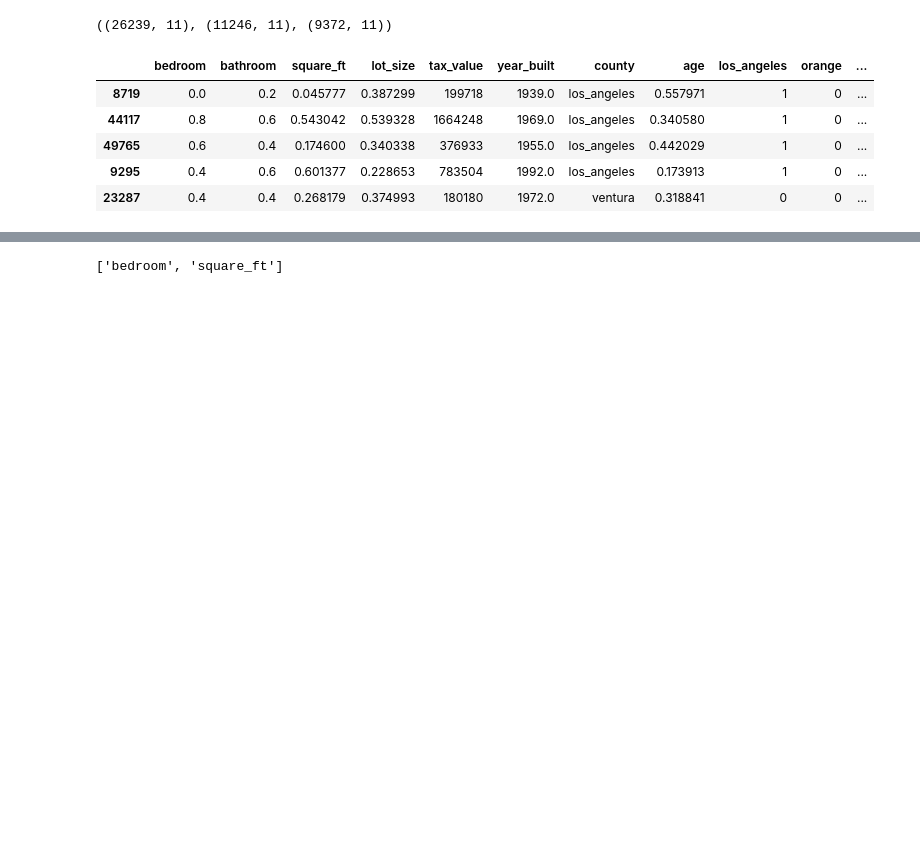
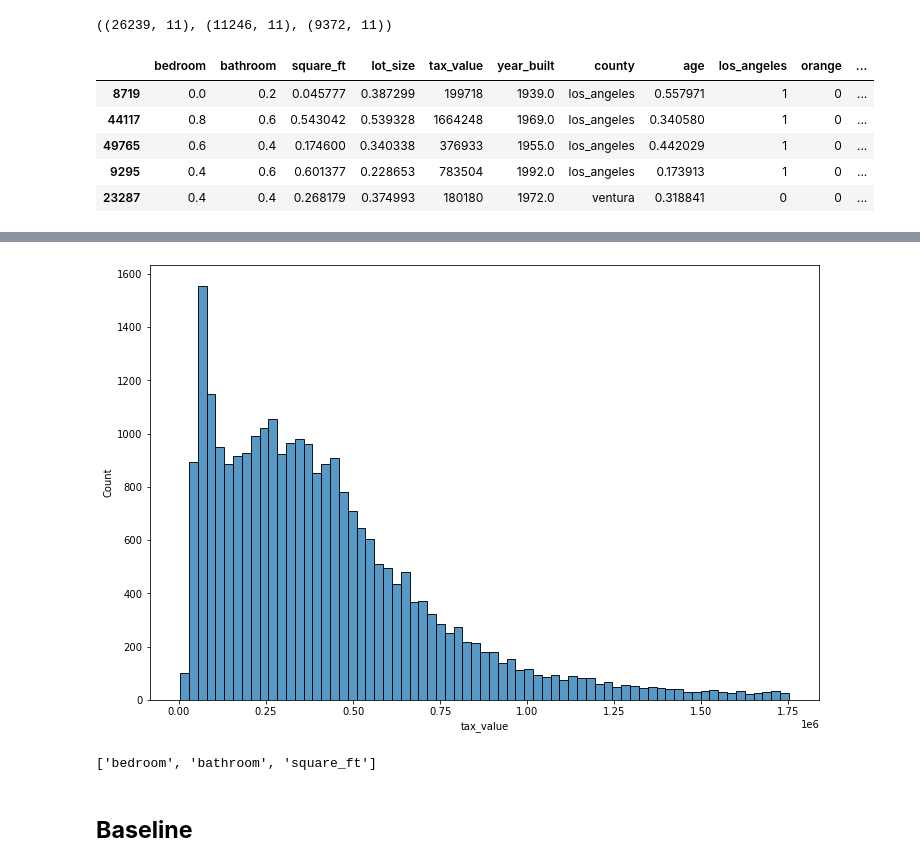
Before and after one commit to MatthewL09/zillow-regression-project, a Jupyter notebook: zillow_work.ipynb, the cells around one changed output, grey strips where cells are left out. Cells and saved outputs as stored; diff of their text form; code cells hidden in the pictures; blank space fills up the shorter version.

```diff
--- a/zillow_work.ipynb
+++ b/zillow_work.ipynb
@@ -639,9 +645,15 @@ y_train.head()
+# %%
+plt.figure(figsize=(12,8))
+sns.histplot(y_train.tax_value)
+plt.show()
+# %% [output]
+[figure, new version]
 # %%
 # initialize the ML algorithm
 lm = LinearRegression()
 
 # create the rfe object, indicating the ML object (lm) and the number of features I want to end up with.
-rfe = RFE(lm, n_features_to_select=2)
+rfe = RFE(lm, n_features_to_select=3)
 
 # fit the data using RFE
 rfe.fit(X_train , y_train)
@@ -652,4 +664,6 @@ rfe_feature = X_train.iloc[:, feature_mask].columns.tolist()
 
 rfe_feature
 # %% [output]
-['bedroom', 'square_ft']
+['bedroom', 'bathroom', 'square_ft']
+# %% [markdown]
+## **Baseline**
```
Also changed, not shown: parts of 28 cells of this notebook.
